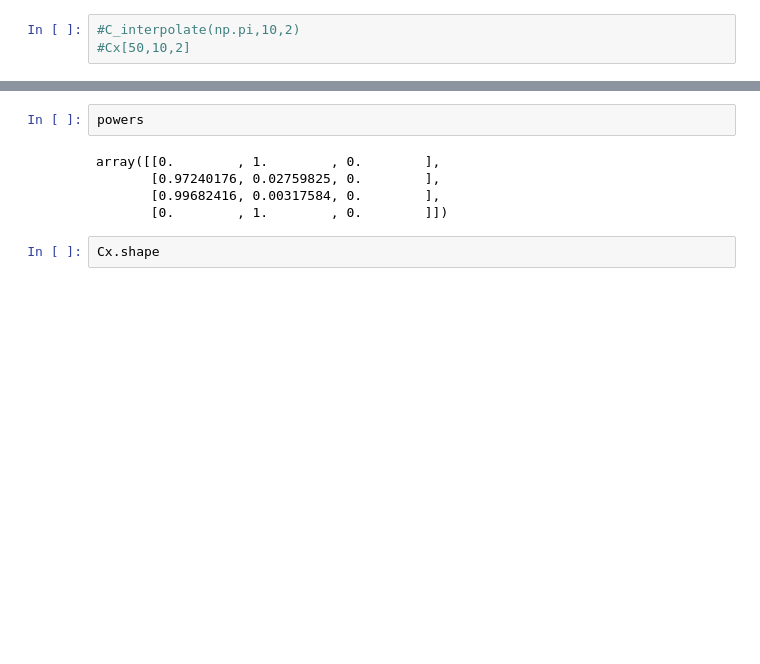
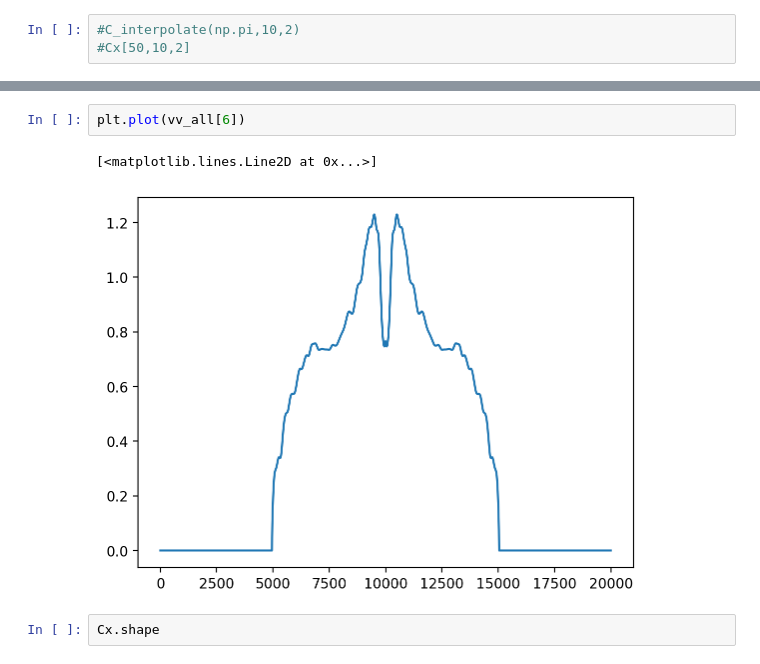
Before and after one commit to pearsonlab/efficientcodingcolor, a Jupyter notebook: Code/mosaic_density_color_empirical_Cx_v2.ipynb, the cells around one changed output, grey strips where cells are left out. Cells and saved outputs as stored; diff of their text form; blank space fills up the shorter version.

```diff
--- a/Code/mosaic_density_color_empirical_Cx_v2.ipynb
+++ b/Code/mosaic_density_color_empirical_Cx_v2.ipynb
@@ -363,10 +349,8 @@ Zero vspace for kf:  6.031857894892402 2
 # %%
-powers
+plt.plot(vv_all[6])
 # %% [output]
-array([[0.        , 1.        , 0.        ],
-       [0.97240176, 0.02759825, 0.        ],
-       [0.99682416, 0.00317584, 0.        ],
-       [0.        , 1.        , 0.        ]])
+[<matplotlib.lines.Line2D at 0x...>]
+[figure, added]
 # %%
 Cx.shape
 # %% [output]
```
Also changed, not shown: parts of 13 cells of this notebook, 1 other file.
